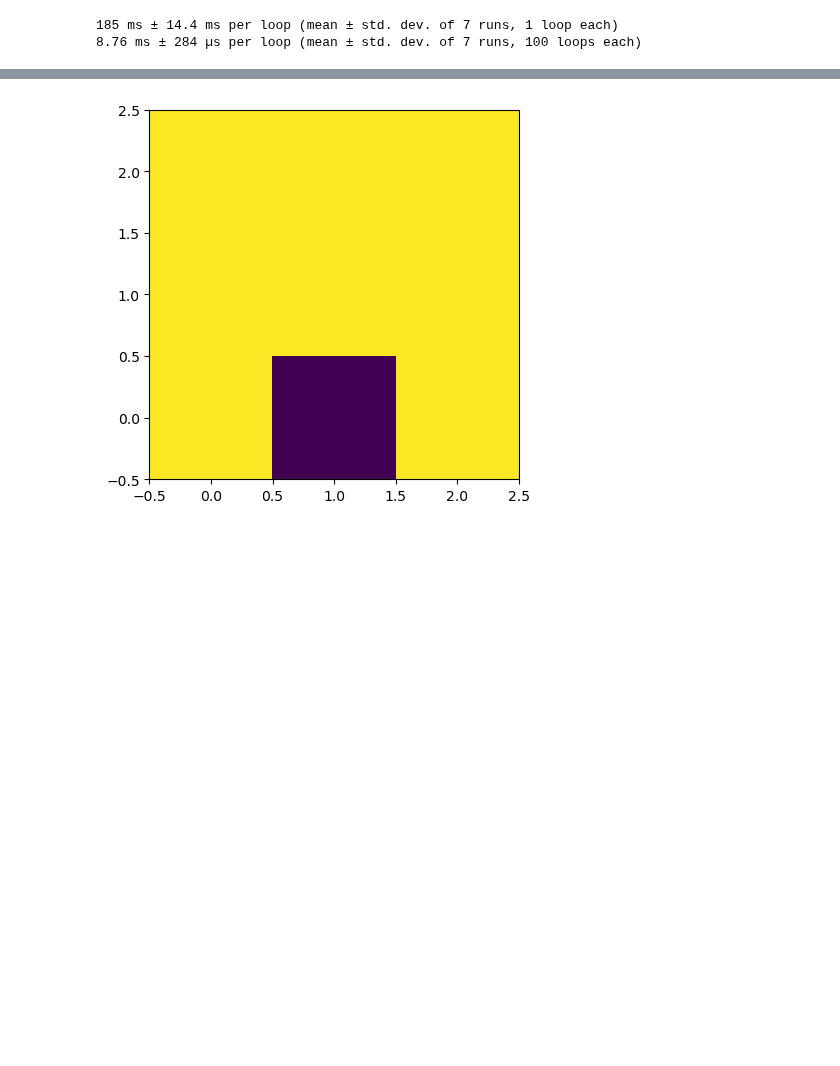
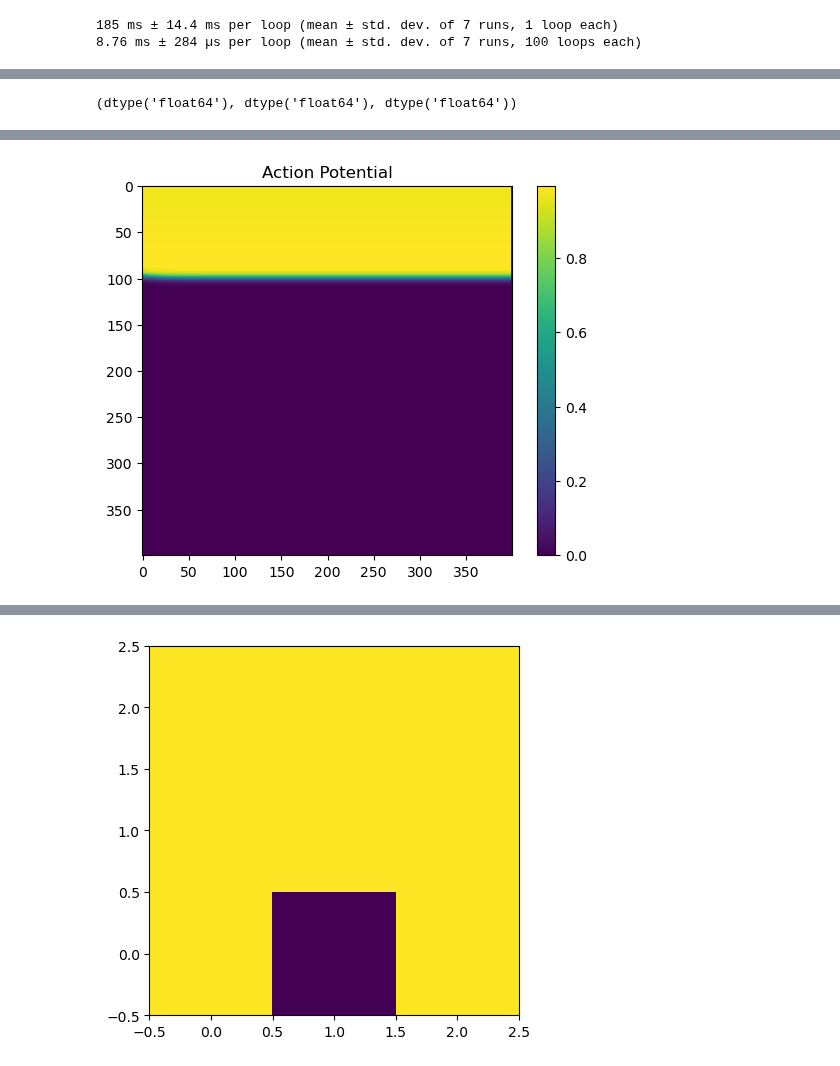
Before and after one commit to finitewave/Finitewave, a Jupyter notebook: Tutorials/DiffusionModels.ipynb, the cells around one changed output, grey strips where cells are left out. Cells and saved outputs as stored; diff of their text form; code cells hidden in the pictures; blank space fills up the shorter version.

```diff
--- a/Tutorials/DiffusionModels.ipynb
+++ b/Tutorials/DiffusionModels.ipynb
@@ -228,3 +261,46 @@ x = diffusion_sparse_numba(a_scipy.indptr, a_scipy.indices, a_scipy.data, u_new,
+# %%
+u_new.dtype, u.dtype, rhs.dtype
+# %% [output]
+(dtype('float64'), dtype('float64'), dtype('float64'))
 # %%
-%timeit u_new + rhs
+
+import numpy as np
+import matplotlib.pyplot as plt
+
+import finitewave.gridywave as fw
+
+# create a tissue:
+n, m = mesh.shape
+
+# set up stimulation parameters:
+stim_sequence = fw.StimSequence()
+stim_sequence.add_stim(fw.StimVoltageGridCoord(0, 1, 0, 5, 0, m))
+
+action_pot_tracker = fw.ActionPotentialGridTracker()
+# to specify the mesh node under the measuring - use the cell_ind field:
+# eather list or list of lists can be used
+action_pot_tracker.cell_ind = [[50, 3]]
+action_pot_tracker.step = 1
+
+tracker_sequence = fw.TrackerSequence()
+tracker_sequence.add_tracker(action_pot_tracker)
+
+simulation = fw.CardiacGridSimulation()
+simulation.dt = 0.01
+simulation.dr = 0.25
+simulation.t_max = 10
+# add the tissue and the stim parameters to the model object:
+simulation.cardiac_tissue = fw.CardiacTissueGrid([n, m])
+simulation.cardiac_model = fw.AlievPanfilov()
+simulation.stim_sequence = stim_sequence
+
+# run the model:
+simulation.run()
+
+# # plot the action potential
+plt.figure()
+plt.imshow(simulation.cardiac_model.u)
+plt.colorbar()
+plt.title('Action Potential')
+plt.show()
 # %% [output]
@@ -231,0 +307 @@ x = diffusion_sparse_numba(a_scipy.indptr, a_scipy.indices, a_scipy.data, u_new,
+[figure, added]
```
Also changed, not shown: parts of 9 cells of this notebook, 9 other files.
